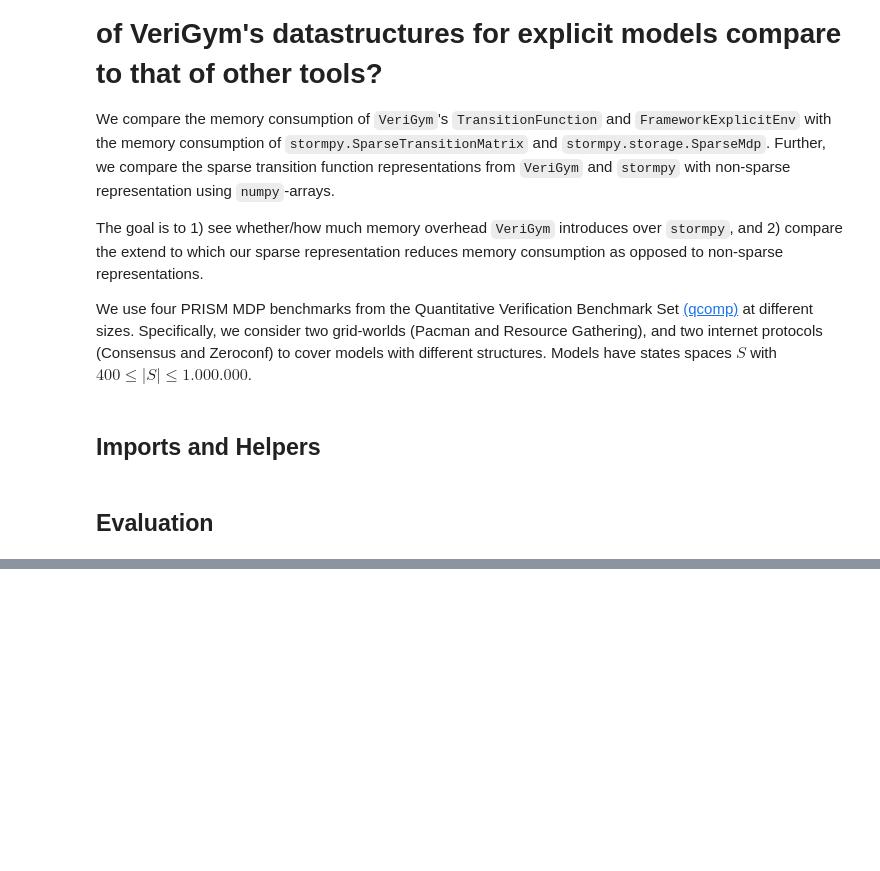
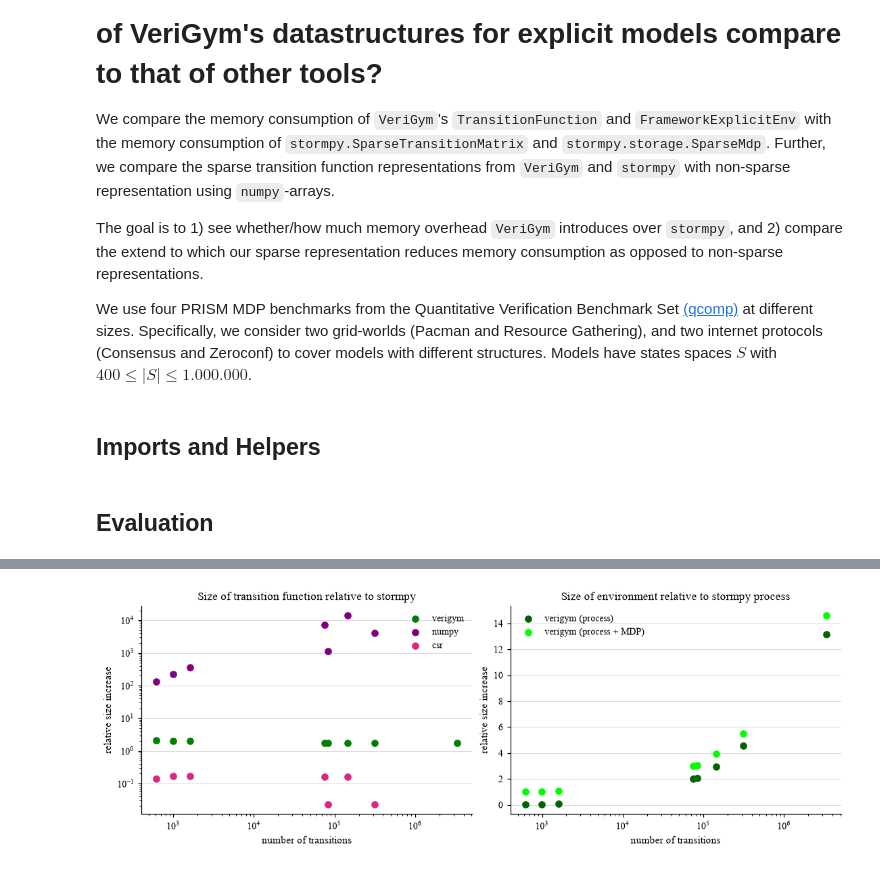
Before and after one commit to ai-fm/VeriGym, a Jupyter notebook: examples/tech_eval_mdp_memory.ipynb, the cells around one changed output, grey strips where cells are left out. Saved outputs shown, nothing was run; the diff lists cells and outputs as text; code cells hidden in the pictures; blank space fills up the shorter version.

```diff
--- a/examples/tech_eval_mdp_memory.ipynb
+++ b/examples/tech_eval_mdp_memory.ipynb
@@ -253,30 +294,35 @@ for i, (tb, tvariants) in enumerate(transition_function_sizes.items()):
     for j, (tc, data) in enumerate(tvariants.items()):
         axs[0].scatter(data["n_transitions"], data["verigym"]/data["stormpy"],
                        label="verigym" if i == 0 and j == 0 else "",
                        color="green" )
         if "numpy" in data.keys():
             axs[0].scatter(data["n_transitions"], data["numpy"]/data["stormpy"],
                         label="numpy" if i == 0 and j == 0 else "",
                         color="purple")
+            axs[0].scatter(data["n_transitions"], data["csr"]/data["stormpy"],
+                                       label="csr" if i == 0 and j == 0 else "",
+                                       color=plot_style.MAGENTA)
 
 axs[0].set_yscale("log")
 axs[0].set_xscale("log")
 axs[0].set_xlabel("number of transitions")
 axs[0].set_ylabel("relative size increase")
 axs[0].legend()
 
 axs[1].set_title("Size of environment relative to stormpy process")
 for i, (eb, evariants) in enumerate(env_or_mdp_sizes.items()):
     for j, (ec, data) in enumerate(evariants.items()):
         axs[1].scatter(data["n_transitions"], data["verigym,process"]/data["stormpy,process"],
                        label="verigym (process)" if i == 0 and j == 0 else "",
                        color="darkgreen")
         axs[1].scatter(data["n_transitions"], data["verigym,process,w.build"]/data["stormpy,process"],
                        label="verigym (process + MDP)" if i == 0 and j == 0 else "",
                        color="lime")
 
 axs[1].legend()
 axs[1].set_xscale("log")
 axs[1].set_xlabel("number of transitions")
 axs[1].set_ylabel("relative size increase")
 plt.show()
+# %% [output]
+[figure, added]
```
Also changed, not shown: parts of 6 cells of this notebook.
